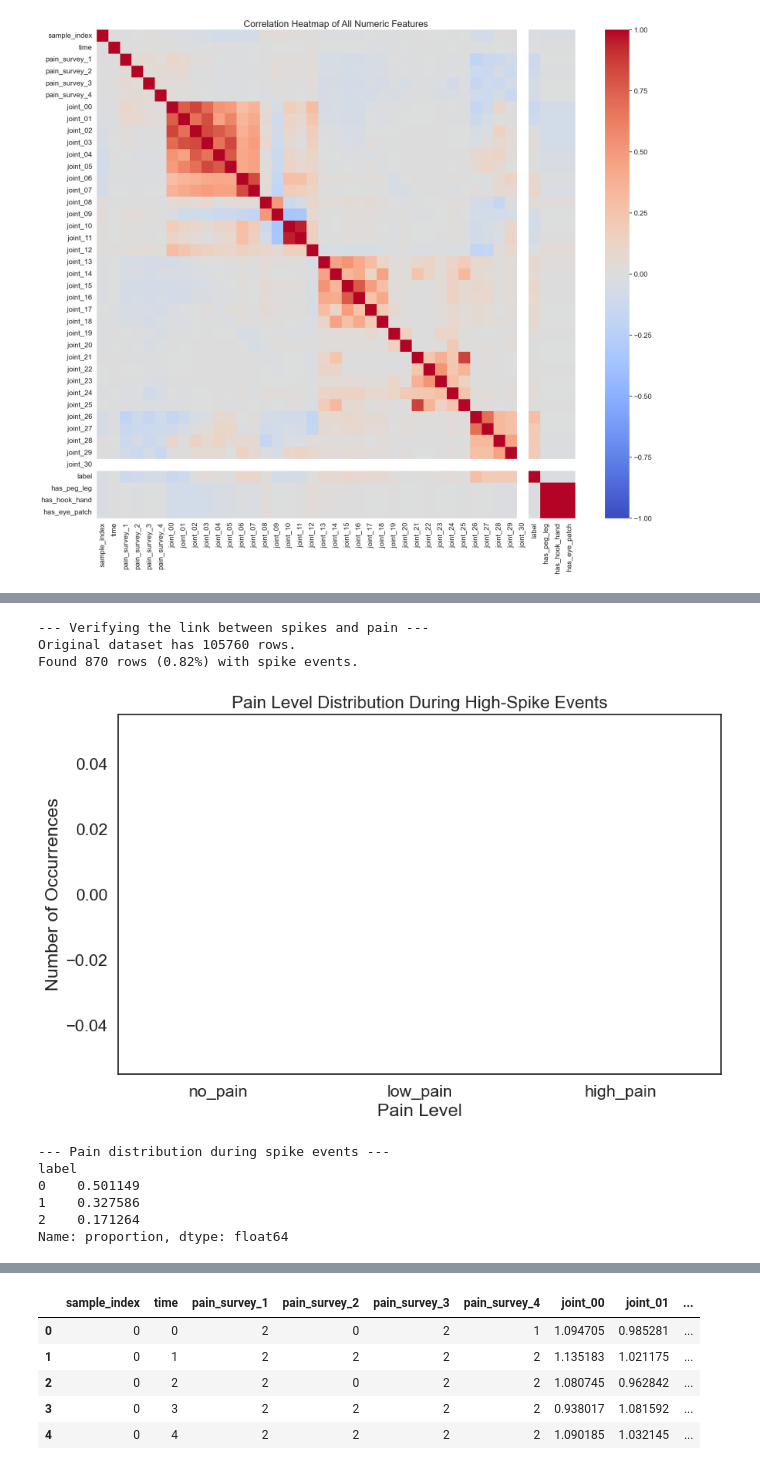
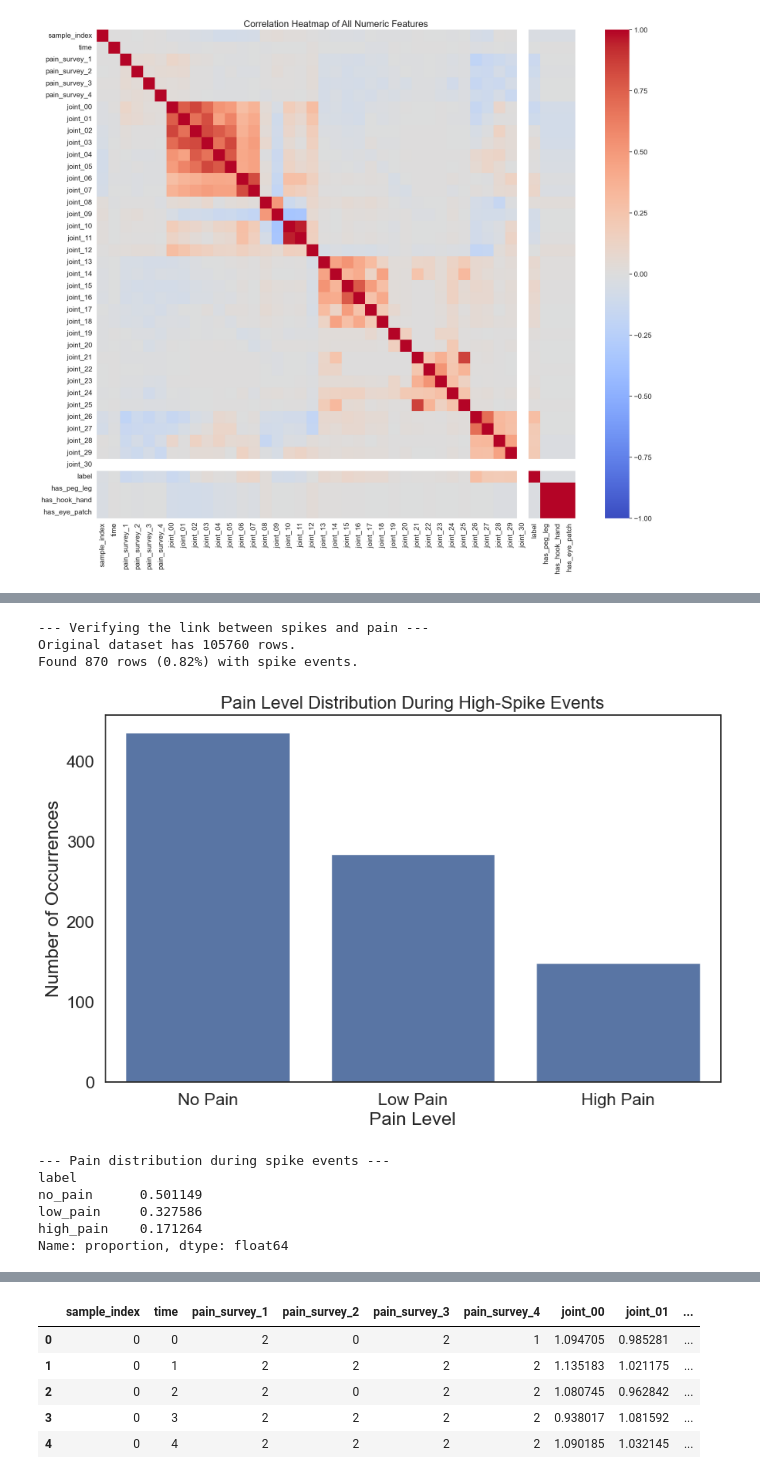
Before and after one commit to Relo02/Artificial-neural-networks-and-deep-learning-, a Jupyter notebook: new_version.ipynb, the cells around one changed output, grey strips where cells are left out. Drawn from its saved outputs; the diff is of its cells as text; code cells hidden in the pictures.

```diff
--- a/new_version.ipynb
+++ b/new_version.ipynb
@@ -245,38 +312,47 @@ plt.show()
 # %%
 print("--- Verifying the link between spikes and pain ---")
 
 # Define the same skewed joint columns
 skewed_cols = [f'joint_{i:02d}' for i in range(13, 26)]
 
+# Recreate the merged data with labels
+data_with_labels = X_train.merge(y_train, on='sample_index')
+
 # Define a spike threshold
-spike_thresholds = data[skewed_cols].quantile(0.999)
+spike_thresholds = data_with_labels[skewed_cols].quantile(0.999)
 
 # Create a boolean mask. A row is True if ANY of the skewed joints exceeds its spike threshold
-is_spike_moment = (data[skewed_cols] > spike_thresholds).any(axis=1)
+is_spike_moment = (data_with_labels[skewed_cols] > spike_thresholds).any(axis=1)
 
 # Create a new DataFrame containing only the rows with spikes
-df_spikes = data[is_spike_moment]
-print(f"Original dataset has {len(data)} rows.")
+df_spikes = data_with_labels[is_spike_moment].copy()
 
-print(f"Found {len(df_spikes)} rows ({len(df_spikes)/len(data):.2%}) with spike events.")
+# Map labels to numeric for plotting
+label_mapping = {'no_pain': 0, 'low_pain': 1, 'high_pain': 2}
+df_spikes['label_numeric'] = df_spikes['label'].map(label_mapping)
+
+print(f"Original dataset has {len(data_with_labels)} rows.")
+print(f"Found {len(df_spikes)} rows ({len(df_spikes)/len(data_with_labels):.2%}) with spike events.")
 
 plt.figure(figsize=(10, 6))
-sns.countplot(x='label', data=df_spikes, order=['no_pain', 'low_pain', 'high_pain'])
+sns.countplot(x='label_numeric', data=df_spikes, order=[0, 1, 2])
 plt.title('Pain Level Distribution During High-Spike Events', fontsize=16)
 plt.ylabel('Number of Occurrences')
 plt.xlabel('Pain Level')
+plt.xticks([0, 1, 2], ['No Pain', 'Low Pain', 'High Pain'])
 plt.show()
+
 # Print the normalized counts for comparison
 print("\n--- Pain distribution during spike events ---")
 print(df_spikes['label'].value_counts(normalize=True))
 # %% [output]
 --- Verifying the link between spikes and pain ---
 Original dataset has 105760 rows.
 Found 870 rows (0.82%) with spike events.
-[figure, old version]
+[figure, new version]
 --- Pain distribution during spike events ---
 label
-0    0.501149
-1    0.327586
-2    0.171264
+no_pain      0.501149
+low_pain     0.327586
+high_pain    0.171264
 Name: proportion, dtype: float64
```
Also changed, not shown: parts of 48 cells of this notebook, 2 other files.
